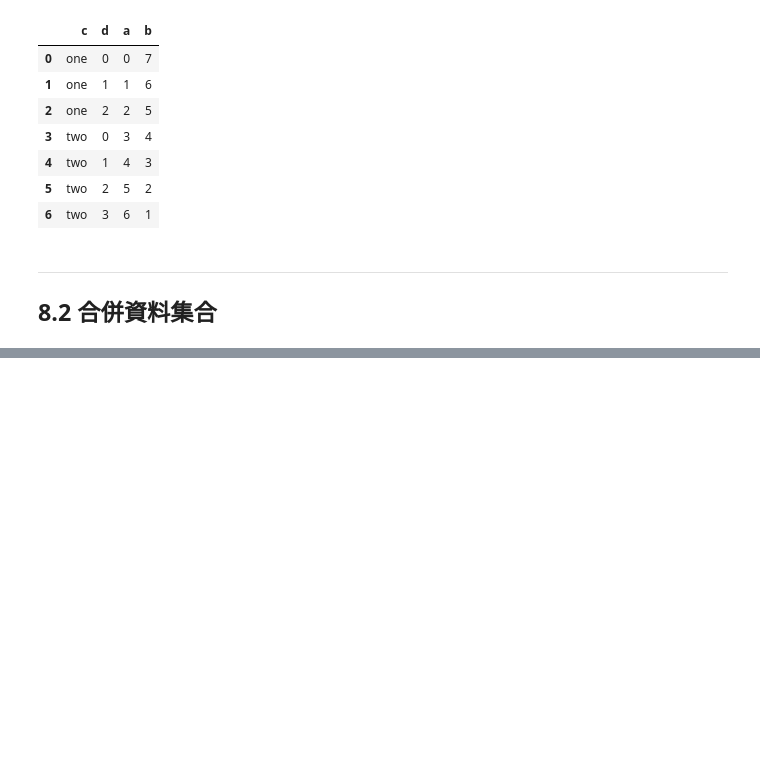
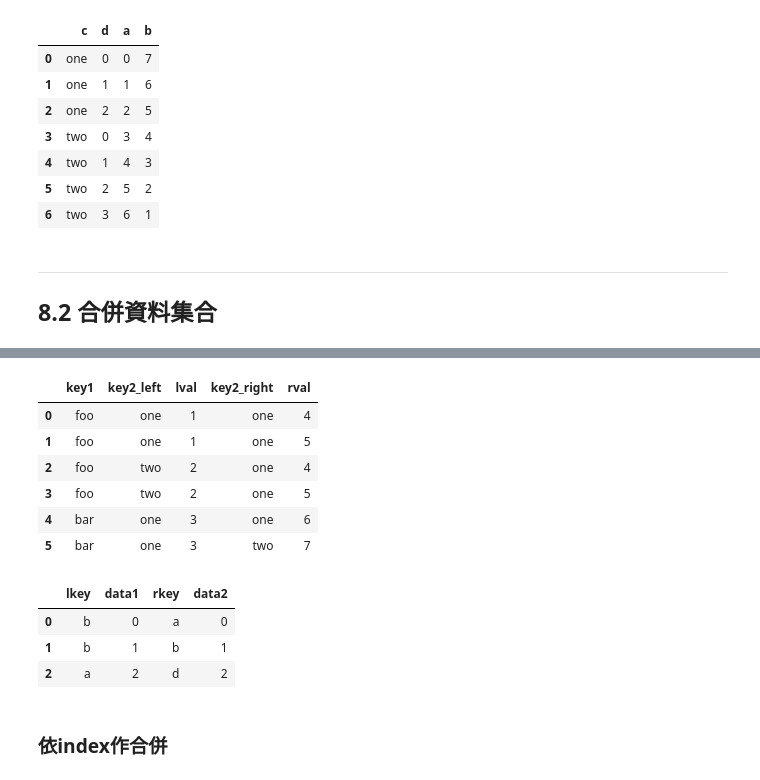
Before and after one commit to wuchiaaa/Chiaaa-s-Learning-Notes, a Jupyter notebook: 第八章-資料處理(連接.合併和重塑).ipynb, the cells around one changed output, grey strips where cells are left out. Cells and saved outputs as stored; diff of their text form; code cells hidden in the pictures; blank space fills up the shorter version.

```diff
--- a/第八章-資料處理(連接.合併和重塑).ipynb
+++ b/第八章-資料處理(連接.合併和重塑).ipynb
@@ -253,0 +428,21 @@ frame2.reset_index()
+# %%
+# 處理欄名重複:suffixes
+pd.merge(left, right, on='key1', suffixes=('_left', '_right'))
+# %% [output]
+|  | key1 | key2_left | lval | key2_right | rval |
+| 0 | foo | one | 1 | one | 4 |
+| 1 | foo | one | 1 | one | 5 |
+| 2 | foo | two | 2 | one | 4 |
+| 3 | foo | two | 2 | one | 5 |
+| 4 | bar | one | 3 | one | 6 |
+| 5 | bar | one | 3 | two | 7 |
+# %%
+# 用 DataFrame中的 index 用來作合併的 key
+pd.merge(df3, df4, left_index=True, right_index=True)
+# %% [output]
+|  | lkey | data1 | rkey | data2 |
+| 0 | b | 0 | a | 0 |
+| 1 | b | 1 | b | 1 |
+| 2 | a | 2 | d | 2 |
+# %% [markdown]
+### 依index作合併
```
Also changed, not shown: parts of 13 cells of this notebook.
